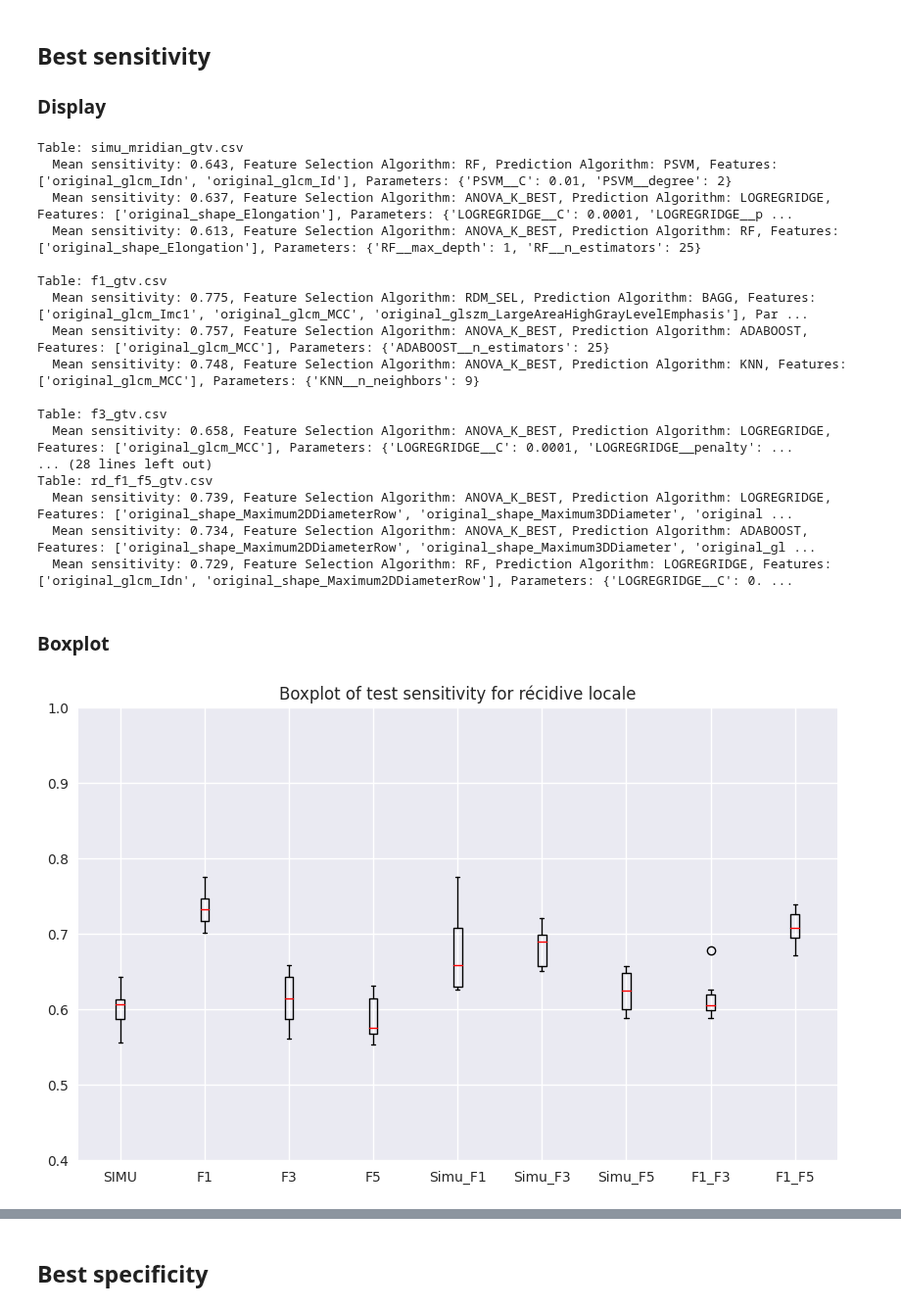
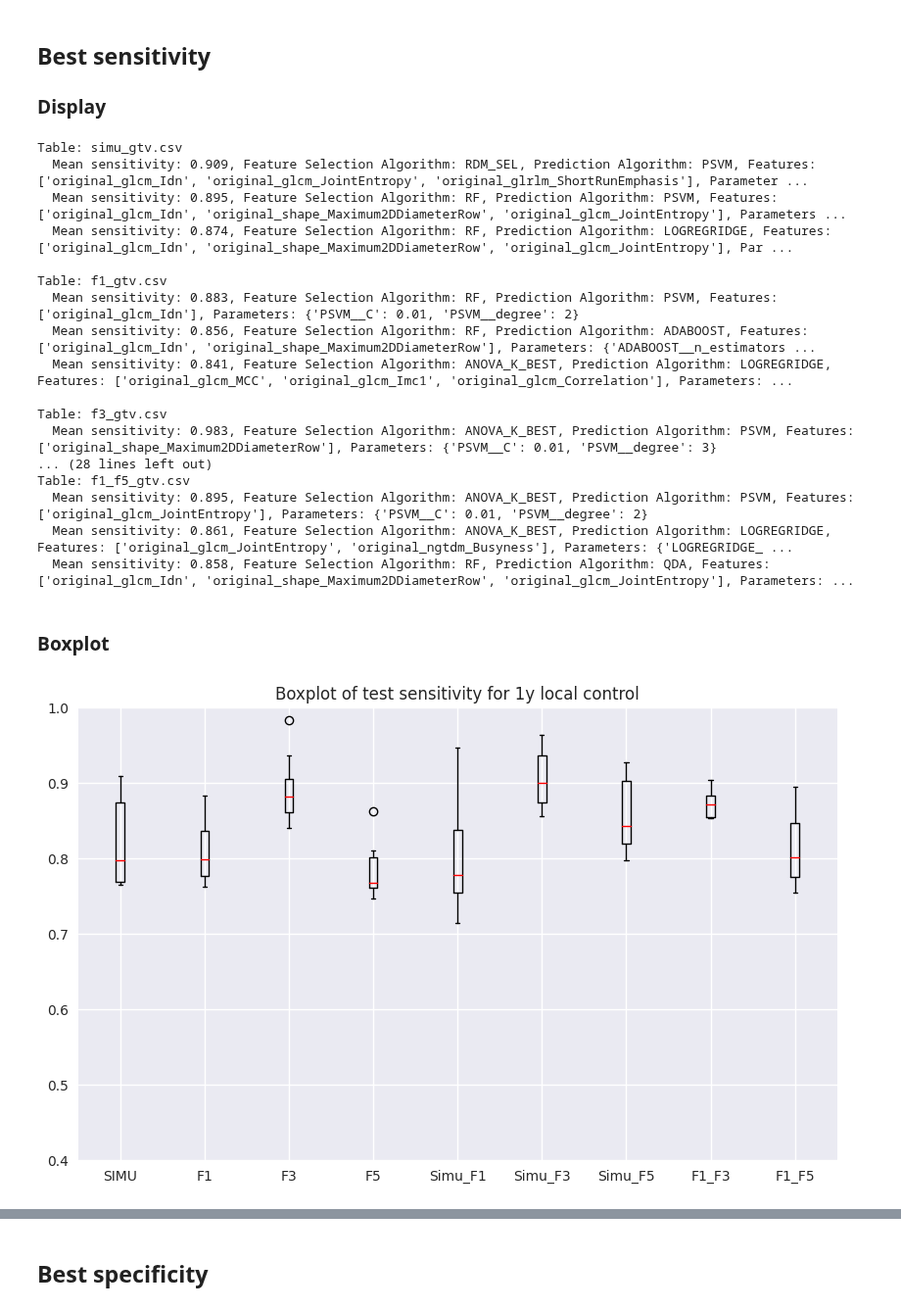
Before and after one commit to ftach/delta-rad, a Jupyter notebook: 1D_radiomics/analyze_results_0.35T.ipynb, the cells around one changed output, grey strips where cells are left out. Shown at 98% size. Drawn from its saved outputs; the diff is of its cells as text; code cells hidden in the pictures.

Commit message:
tested icm models on madrid data

```diff
--- a/1D_radiomics/analyze_results_0.35T.ipynb
+++ b/1D_radiomics/analyze_results_0.35T.ipynb
@@ -35,7 +33,8 @@ dict_keys(['simu_mridian_gtv.csv', 'f1_gtv.csv', 'f3_gtv.csv', 'f5_gtv.csv', 'rd
 # %%
 pred_algo = "RF"
 feat_sel_algo = "ANOVA_K_BEST"
-inter_res = results['simu_mridian_gtv.csv'][feat_sel_algo][pred_algo]['Récidive Locale']
+outcome = "one_year_local_control_status"
+inter_res = results['simu_gtv.csv'][feat_sel_algo][pred_algo][outcome]
 #for table in delta_rad_tables:
 for nb_features in inter_res.keys():
     print(nb_features, inter_res[nb_features]['features'])
@@ -182,0 +221,15 @@ _ = plt.xticks(range(1, len(delta_rad_tables) + 1), nice_tables)
+# %%
+plt.style.use('seaborn-v0_8')
+plt.figure(figsize=(10, 6))
+
+# Add jitter to the x-axis positions for better visualization
+for i, (category, values) in enumerate(data.items()):
+    x = np.random.normal(i + 1, 0.04, size=len(values))  # Adding jitter
+    plt.scatter(x, values, alpha=0.6, edgecolors='w', s=40)
+
+plt.title(f'Scatter plot of test AUC for 1y local control')
+plt.ylim([0.5, 1])
+plt.xticks(range(1, len(data) + 1), nice_tables)
+plt.xlabel('Category')
+plt.ylabel('Test AUC')
+plt.show()
@@ -217,0 +275,15 @@ _ = plt.xticks(range(1, len(delta_rad_tables) + 1), nice_tables)
+# %%
+plt.style.use('seaborn-v0_8')
+plt.figure(figsize=(10, 6))
+
+# Add jitter to the x-axis positions for better visualization
+for i, (category, values) in enumerate(data.items()):
+    x = np.random.normal(i + 1, 0.04, size=len(values))  # Adding jitter
+    plt.scatter(x, values, alpha=0.6, edgecolors='w', s=40)
+
+plt.title(f'Scatter plot of test Brier loss for 1y local control')
+plt.ylim([0, 0.5])
+plt.xticks(range(1, len(data) + 1), nice_tables)
+plt.xlabel('Category')
+plt.ylabel('Test Brier loss')
+plt.show()
@@ -219,34 +293,34 @@ _ = plt.xticks(range(1, len(delta_rad_tables) + 1), nice_tables)
 ## Best sensitivity
 ### Display
 # %%
-top_results = analysis_functions.get_top_results(results, delta_rad_tables, feat_sel_algo_list, pred_algo_list, metric='sensitivity', k = 10)
+top_results = analysis_functions.get_top_results(results, delta_rad_tables, feat_sel_algo_list, pred_algo_list, outcome, metric='sensitivity', k = 10)
 analysis_functions.print_top_results(top_results, metric='sensitivity')
 # %% [output]
-Table: simu_mridian_gtv.csv
-  Mean sensitivity: 0.643, Feature Selection Algorithm: RF, Prediction Algorithm: PSVM, Features: ['original_glcm_Idn', 'original_glcm_Id'], Parameters: {'PSVM__C': 0.01, 'PSVM__degree': 2}
-  Mean sensitivity: 0.637, Feature Selection Algorithm: ANOVA_K_BEST, Prediction Algorithm: LOGREGRIDGE, Features: ['original_shape_Elongation'], Parameters: {'LOGREGRIDGE__C': 0.0001, 'LOGREGRIDGE__p ...
-  Mean sensitivity: 0.613, Feature Selection Algorithm: ANOVA_K_BEST, Prediction Algorithm: RF, Features: ['original_shape_Elongation'], Parameters: {'RF__max_depth': 1, 'RF__n_estimators': 25}
+Table: simu_gtv.csv
+  Mean sensitivity: 0.909, Feature Selection Algorithm: RDM_SEL, Prediction Algorithm: PSVM, Features: ['original_glcm_Idn', 'original_glcm_JointEntropy', 'original_glrlm_ShortRunEmphasis'], Parameter ...
+  Mean sensitivity: 0.895, Feature Selection Algorithm: RF, Prediction Algorithm: PSVM, Features: ['original_glcm_Idn', 'original_shape_Maximum2DDiameterRow', 'original_glcm_JointEntropy'], Parameters ...
+  Mean sensitivity: 0.874, Feature Selection Algorithm: RF, Prediction Algorithm: LOGREGRIDGE, Features: ['original_glcm_Idn', 'original_shape_Maximum2DDiameterRow', 'original_glcm_JointEntropy'], Par ...
 
 Table: f1_gtv.csv
-  Mean sensitivity: 0.775, Feature Selection Algorithm: RDM_SEL, Prediction Algorithm: BAGG, Features: ['original_glcm_Imc1', 'original_glcm_MCC', 'original_glszm_LargeAreaHighGrayLevelEmphasis'], Par ...
-  Mean sensitivity: 0.757, Feature Selection Algorithm: ANOVA_K_BEST, Prediction Algorithm: ADABOOST, Features: ['original_glcm_MCC'], Parameters: {'ADABOOST__n_estimators': 25}
-  Mean sensitivity: 0.748, Feature Selection Algorithm: ANOVA_K_BEST, Prediction Algorithm: KNN, Features: ['original_glcm_MCC'], Parameters: {'KNN__n_neighbors': 9}
+  Mean sensitivity: 0.883, Feature Selection Algorithm: RF, Prediction Algorithm: PSVM, Features: ['original_glcm_Idn'], Parameters: {'PSVM__C': 0.01, 'PSVM__degree': 2}
+  Mean sensitivity: 0.856, Feature Selection Algorithm: RF, Prediction Algorithm: ADABOOST, Features: ['original_glcm_Idn', 'original_shape_Maximum2DDiameterRow'], Parameters: {'ADABOOST__n_estimators ...
+  Mean sensitivity: 0.841, Feature Selection Algorithm: ANOVA_K_BEST, Prediction Algorithm: LOGREGRIDGE, Features: ['original_glcm_MCC', 'original_glcm_Imc1', 'original_glcm_Correlation'], Parameters: ...
 
 Table: f3_gtv.csv
-  Mean sensitivity: 0.658, Feature Selection Algorithm: ANOVA_K_BEST, Prediction Algorithm: LOGREGRIDGE, Features: ['original_glcm_MCC'], Parameters: {'LOGREGRIDGE__C': 0.0001, 'LOGREGRIDGE__penalty': ...
+  Mean sensitivity: 0.983, Feature Selection Algorithm: ANOVA_K_BEST, Prediction Algorithm: PSVM, Features: ['original_shape_Maximum2DDiameterRow'], Parameters: {'PSVM__C': 0.01, 'PSVM__degree': 3}
 ... (28 lines left out)
-Table: rd_f1_f5_gtv.csv
-  Mean sensitivity: 0.739, Feature Selection Algorithm: ANOVA_K_BEST, Prediction Algorithm: LOGREGRIDGE, Features: ['original_shape_Maximum2DDiameterRow', 'original_shape_Maximum3DDiameter', 'original ...
-  Mean sensitivity: 0.734, Feature Selection Algorithm: ANOVA_K_BEST, Prediction Algorithm: ADABOOST, Features: ['original_shape_Maximum2DDiameterRow', 'original_shape_Maximum3DDiameter', 'original_gl ...
-  Mean sensitivity: 0.729, Feature Selection Algorithm: RF, Prediction Algorithm: LOGREGRIDGE, Features: ['original_glcm_Idn', 'original_shape_Maximum2DDiameterRow'], Parameters: {'LOGREGRIDGE__C': 0. ...
+Table: f1_f5_gtv.csv
+  Mean sensitivity: 0.895, Feature Selection Algorithm: ANOVA_K_BEST, Prediction Algorithm: PSVM, Features: ['original_glcm_JointEntropy'], Parameters: {'PSVM__C': 0.01, 'PSVM__degree': 2}
+  Mean sensitivity: 0.861, Feature Selection Algorithm: ANOVA_K_BEST, Prediction Algorithm: LOGREGRIDGE, Features: ['original_glcm_JointEntropy', 'original_ngtdm_Busyness'], Parameters: {'LOGREGRIDGE_ ...
+  Mean sensitivity: 0.858, Feature Selection Algorithm: RF, Prediction Algorithm: QDA, Features: ['original_glcm_Idn', 'original_shape_Maximum2DDiameterRow', 'original_glcm_JointEntropy'], Parameters: ...
 # %% [markdown]
 ### Boxplot
 # %%
 data = analysis_functions.get_top_results_to_plot(top_results)
 plt.figure(figsize=(10, 6))
 _ = plt.boxplot(data.values(), widths=widths, medianprops=medianprops)
-plt.title(f'Boxplot of test sensitivity for récidive locale')
+plt.title(f'Boxplot of test sensitivity for 1y local control')
 plt.ylim([0.4, 1])
 _ = plt.xticks(range(1, len(delta_rad_tables) + 1), nice_tables)
 # %% [output]
-[figure, old version]
+[figure, new version]
```
Also changed, not shown: parts of 26 cells of this notebook, 9 other files.
